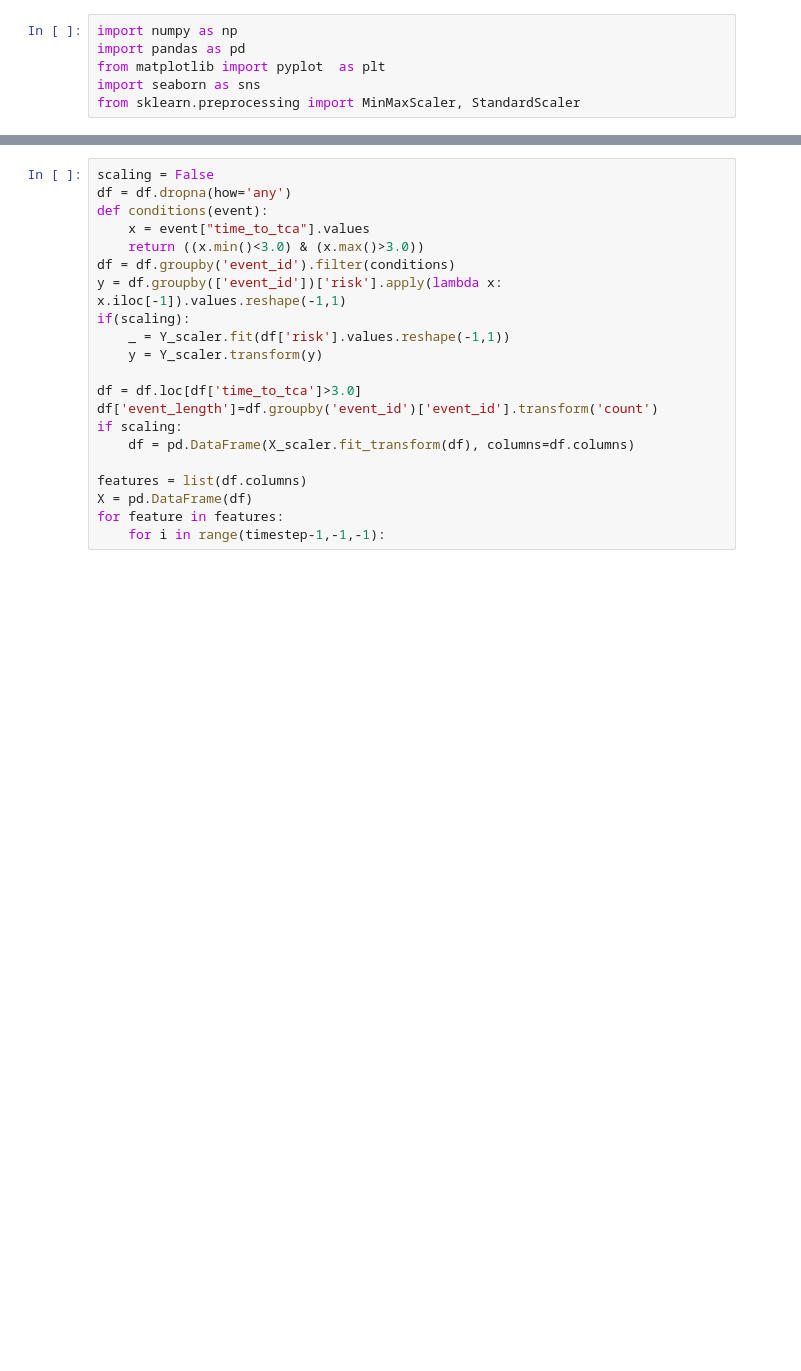
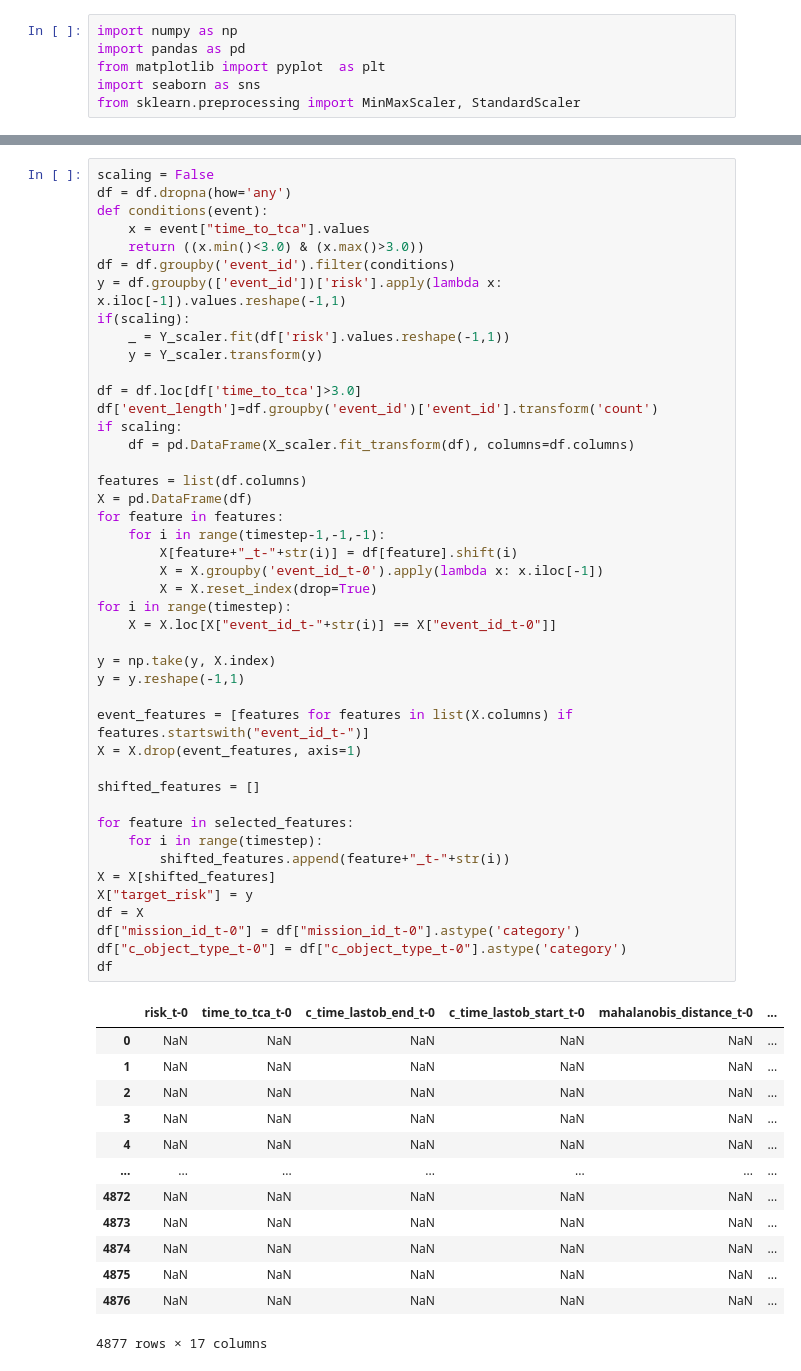
Before and after one commit to P-himaja/CosmoClean_GDSE, a Jupyter notebook: Backend/EDA.ipynb, the cells around one changed output, grey strips where cells are left out. Drawn from its saved outputs; the diff is of its cells as text; blank space fills up the shorter version.

```diff
--- a/Backend/EDA.ipynb
+++ b/Backend/EDA.ipynb
@@ -18,21 +18,58 @@ selected_features = ["risk", "time_to_tca","x_time_lastob_end",
 # %%
 scaling = False
 df = df.dropna(how='any')
 def conditions(event):
     x = event["time_to_tca"].values
     return ((x.min()<3.0) & (x.max()>3.0))
 df = df.groupby('event_id').filter(conditions)
 y = df.groupby(['event_id'])['risk'].apply(lambda x: x.iloc[-1]).values.reshape(-1,1)
 if(scaling):
     _ = Y_scaler.fit(df['risk'].values.reshape(-1,1))
     y = Y_scaler.transform(y)
 
 df = df.loc[df['time_to_tca']>3.0]
 df['event_length']=df.groupby('event_id')['event_id'].transform('count')
 if scaling:
     df = pd.DataFrame(X_scaler.fit_transform(df), columns=df.columns)
 
 features = list(df.columns)
 X = pd.DataFrame(df)
 for feature in features:
     for i in range(timestep-1,-1,-1):
+        X[feature+"_t-"+str(i)] = df[feature].shift(i)
+        X = X.groupby('event_id_t-0').apply(lambda x: x.iloc[-1])
+        X = X.reset_index(drop=True)
+for i in range(timestep):
+    X = X.loc[X["event_id_t-"+str(i)] == X["event_id_t-0"]]
+
+y = np.take(y, X.index)
+y = y.reshape(-1,1)
+
+event_features = [features for features in list(X.columns) if features.startswith("event_id_t-")]
+X = X.drop(event_features, axis=1)
+
+shifted_features = []
+
+for feature in selected_features:
+    for i in range(timestep):
+        shifted_features.append(feature+"_t-"+str(i))
+X = X[shifted_features]
+X["target_risk"] = y
+df = X
+df["mission_id_t-0"] = df["mission_id_t-0"].astype('category')
+df["c_object_type_t-0"] = df["c_object_type_t-0"].astype('category')
+df
+# %% [output]
+|  | risk_t-0 | time_to_tca_t-0 | c_time_lastob_end_t-0 | c_time_lastob_start_t-0 | mahalanobis_distance_t-0 | ... |
+| 0 | NaN | NaN | NaN | NaN | NaN | ... |
+| 1 | NaN | NaN | NaN | NaN | NaN | ... |
+| 2 | NaN | NaN | NaN | NaN | NaN | ... |
+| 3 | NaN | NaN | NaN | NaN | NaN | ... |
+| 4 | NaN | NaN | NaN | NaN | NaN | ... |
+| ... | ... | ... | ... | ... | ... | ... |
+| 4872 | NaN | NaN | NaN | NaN | NaN | ... |
+| 4873 | NaN | NaN | NaN | NaN | NaN | ... |
+| 4874 | NaN | NaN | NaN | NaN | NaN | ... |
+| 4875 | NaN | NaN | NaN | NaN | NaN | ... |
+| 4876 | NaN | NaN | NaN | NaN | NaN | ... |
+4877 rows × 17 columns
```
Also changed, not shown: parts of 5 cells of this notebook.
